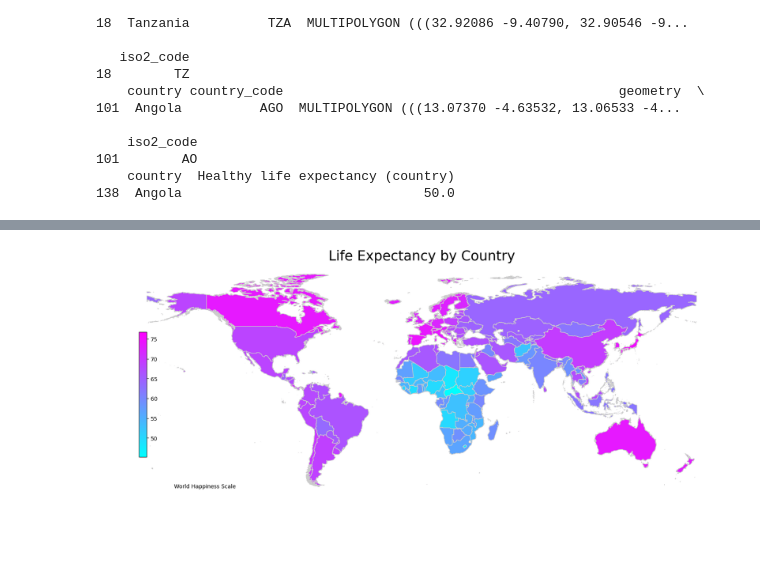
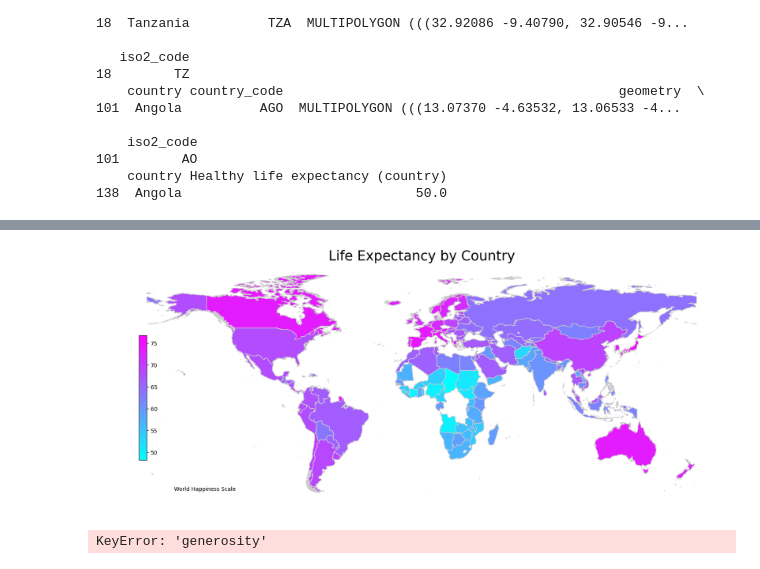
Before and after one commit to apsocarras/team-week, a Jupyter notebook: rg_maps.ipynb, the cells around one changed output, grey strips where cells are left out. Cells and saved outputs as stored; diff of their text form; code cells hidden in the pictures; blank space fills up the shorter version.

Commit message:
WIP: working through mapping based on change of data source

```diff
--- a/rg_maps.ipynb
+++ b/rg_maps.ipynb
@@ -56,8 +56,11 @@ Scarborough Reef not found in regex
 cl_real_happiness = pd.read_csv('./data/cl_real_happiness.csv')
 
 # filter by country and then just picked max as min/max/mean all the same
-cl_real_happiness = cl_real_happiness.groupby(by='country')['Healthy life expectancy (country)'].max()
+cl_real_happiness = cl_real_happiness.groupby(by='country')['Healthy life expectancy (country)'].unique()
 cl_real_happiness = cl_real_happiness.reset_index()
+
+cl_real_happiness['Healthy life expectancy (country)'].replace('[','')
+cl_real_happiness['Healthy life expectancy (country)'].replace(']','')
 
 # profile geo data to see USA
 print(geo_df[geo_df['country'].str.contains('United States')])
@@ -163,37 +180,70 @@ print(merged_geo_df.shape)
 # %%
 from geopandas import GeoDataFrame
 # convert to geodata frame
-df = GeoDataFrame(df)
+df = GeoDataFrame(merged_geo_df)
 
 title = 'Life Expectancy by Country'
 source = 'World Happiness Scale'
-col = 'life_expectancy'
+col = 'Healthy life expectancy (country)'
 # source = 'Source: relataly.com \nGrowth Rate = New cases / All previous cases'
 vmin = df[col].min()
 vmax = df[col].max()
 cmap = 'cool'
 
 # Create figure and axes for Matplotlib
 fig, ax = plt.subplots(1, figsize=(20, 8))
 
 # Remove the axis
 ax.axis('off')
 df.plot(column=col, ax=ax, edgecolor='0.8', linewidth=1, cmap=cmap)
 
 # Add a title
 ax.set_title(title, fontdict={'fontsize': '25', 'fontweight': '3'})
 
 # Create an annotation for the data source
 ax.annotate(source, xy=(0.1, .08), xycoords='figure fraction', horizontalalignment='left', verticalalignment='bottom', fontsize=10)
 
 # Create colorbar as a legend
 sm = plt.cm.ScalarMappable(norm=plt.Normalize(vmin=vmin, vmax=vmax), cmap=cmap)
 
 # Empty array for the data range
 sm._A = []
 
 # Add the colorbar to the figure
 cbaxes = fig.add_axes([0.15, 0.25, 0.01, 0.4])
 cbar = fig.colorbar(sm, cax=cbaxes)
 # %% [output]
-[figure, old version]
+[figure, new version]
+# %%
+title = 'Generosity by Country'
+source = 'World Happiness Scale'
+col = 'generosity'
+# source = 'Source: relataly.com \nGrowth Rate = New cases / All previous cases'
+vmin = df[col].min()
+vmax = df[col].max()
+cmap = 'cool'
+
+# Create figure and axes for Matplotlib
+fig, ax = plt.subplots(1, figsize=(20, 8))
+
+# Remove the axis
+ax.axis('off')
+df.plot(column=col, ax=ax, edgecolor='0.8', linewidth=1, cmap=cmap)
+
+# Add a title
+ax.set_title(title, fontdict={'fontsize': '25', 'fontweight': '3'})
+
+# Create an annotation for the data source
+ax.annotate(source, xy=(0.1, .08), xycoords='figure fraction', horizontalalignment='left', verticalalignment='bottom', fontsize=10)
+
+# Create colorbar as a legend
+sm = plt.cm.ScalarMappable(norm=plt.Normalize(vmin=vmin, vmax=vmax), cmap=cmap)
+
+# Empty array for the data range
+sm._A = []
+
+# Add the colorbar to the figure
+cbaxes = fig.add_axes([0.15, 0.25, 0.01, 0.4])
+cbar = fig.colorbar(sm, cax=cbaxes)
+# %% [output]
+KeyError: 'generosity'
```
Also changed, not shown: parts of 1 cell of this notebook.
